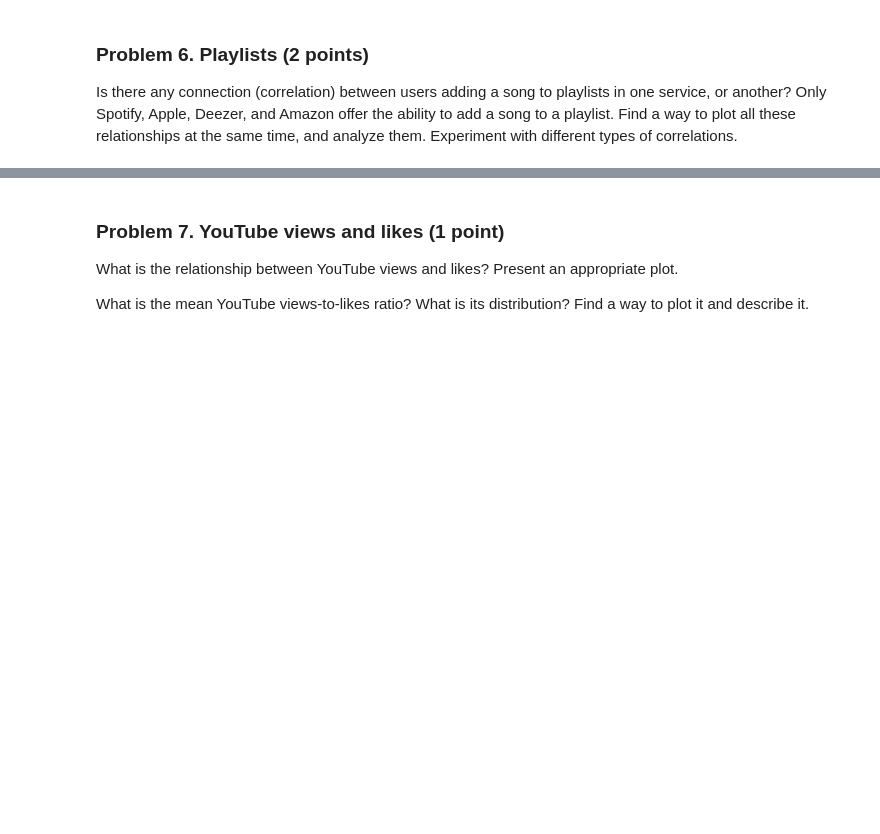
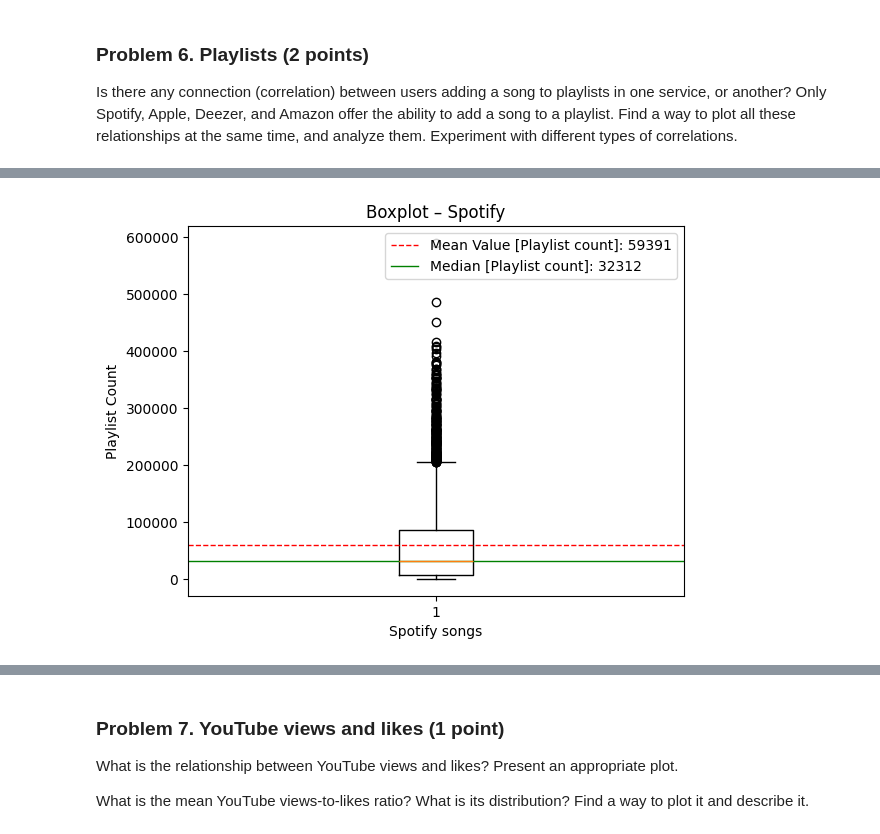
Before and after one commit to plamensve/Data_Science_Upskill_Softuni, a Jupyter notebook: 05_data_visualization_exploratory_data_analysis/Data Visualization and EDA Lab.ipynb, the cells around one changed output, grey strips where cells are left out. Saved outputs shown, nothing was run; the diff lists cells and outputs as text; code cells hidden in the pictures; blank space fills up the shorter version.

Commit message:
Problem 6 - playlists [Experiment with different types of correlations]

```diff
--- a/05_data_visualization_exploratory_data_analysis/Data Visualization and EDA Lab.ipynb
+++ b/05_data_visualization_exploratory_data_analysis/Data Visualization and EDA Lab.ipynb
@@ -387,0 +405,6 @@ Is there any connection (correlation) between users adding a song to playlists i
+# %%
+#Getting the columns which we will analyze and make a copy to avoid a warnings
+data_playlist_columns = data[['track', 'spotify_playlist_count', 'apple_music_playlist_count', 'deezer_playlist_count', 'amazon_playlist_count']].copy()
+
+#Reading the datas that we get
+data_playlist_columns
@@ -387,0 +425,21 @@ Is there any connection (correlation) between users adding a song to playlists i
+# %%
+data_playlist_columns.spotify_playlist_count = data_playlist_columns.spotify_playlist_count.apply(lambda x: float(str(x).replace(',', '')))
+# %%
+median = data_playlist_columns.spotify_playlist_count.dropna().median()
+mean_value = data_playlist_columns.spotify_playlist_count.dropna().mean()
+
+plt.boxplot(data_playlist_columns.spotify_playlist_count.dropna())
+plt.xlabel('Spotify songs')
+plt.ylabel('Playlist Count')
+plt.title('Boxplot – Spotify')
+
+# Mean Value
+plt.axhline(mean_value, color='red', linestyle='--', linewidth=1, label=f'Mean Value [Playlist count]: {mean_value:.0f}')
+
+# Mediana
+plt.axhline(median, color='green', linestyle='-', linewidth=1, label=f'Median [Playlist count]: {median:.0f}')
+
+plt.legend()
+plt.show()
+# %% [output]
+[figure, added]
```
Also changed, not shown: parts of 12 cells of this notebook.
